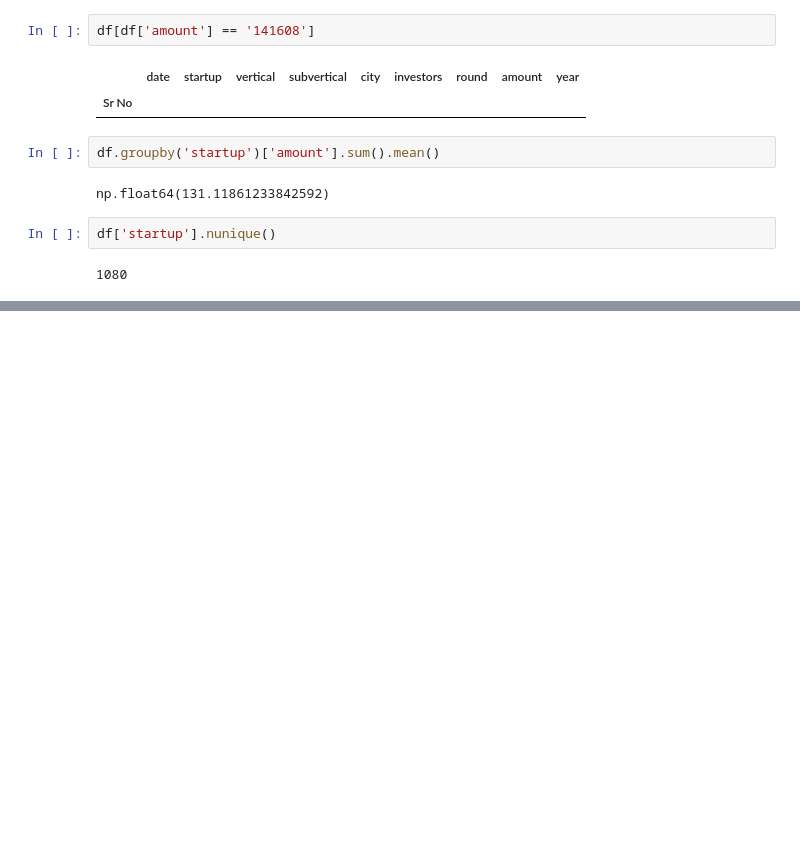
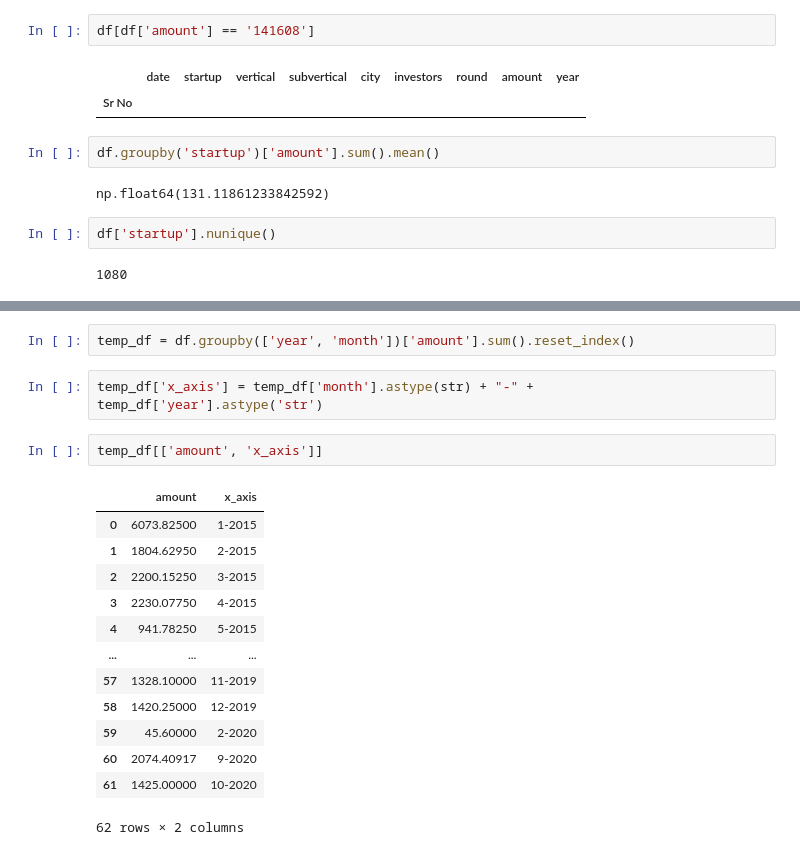
Before and after one commit to aayushmanz/Machine-Learning-with-Python, a Jupyter notebook: StreamLit/Startup.ipynb, the cells around one changed output, grey strips where cells are left out. Drawn from its saved outputs; the diff is of its cells as text; blank space fills up the shorter version.

```diff
--- a/StreamLit/Startup.ipynb
+++ b/StreamLit/Startup.ipynb
@@ -242,0 +267,20 @@ df['startup'].nunique()
+# %%
+temp_df = df.groupby(['year', 'month'])['amount'].sum().reset_index()
+# %%
+temp_df['x_axis'] = temp_df['month'].astype(str) + "-" + temp_df['year'].astype('str')
+# %%
+temp_df[['amount', 'x_axis']]
+# %% [output]
+|  | amount | x_axis |
+| 0 | 6073.82500 | 1-2015 |
+| 1 | 1804.62950 | 2-2015 |
+| 2 | 2200.15250 | 3-2015 |
+| 3 | 2230.07750 | 4-2015 |
+| 4 | 941.78250 | 5-2015 |
+| ... | ... | ... |
+| 57 | 1328.10000 | 11-2019 |
+| 58 | 1420.25000 | 12-2019 |
+| 59 | 45.60000 | 2-2020 |
+| 60 | 2074.40917 | 9-2020 |
+| 61 | 1425.00000 | 10-2020 |
+62 rows × 2 columns
```
Also changed, not shown: parts of 3 cells of this notebook, 1 other file.
